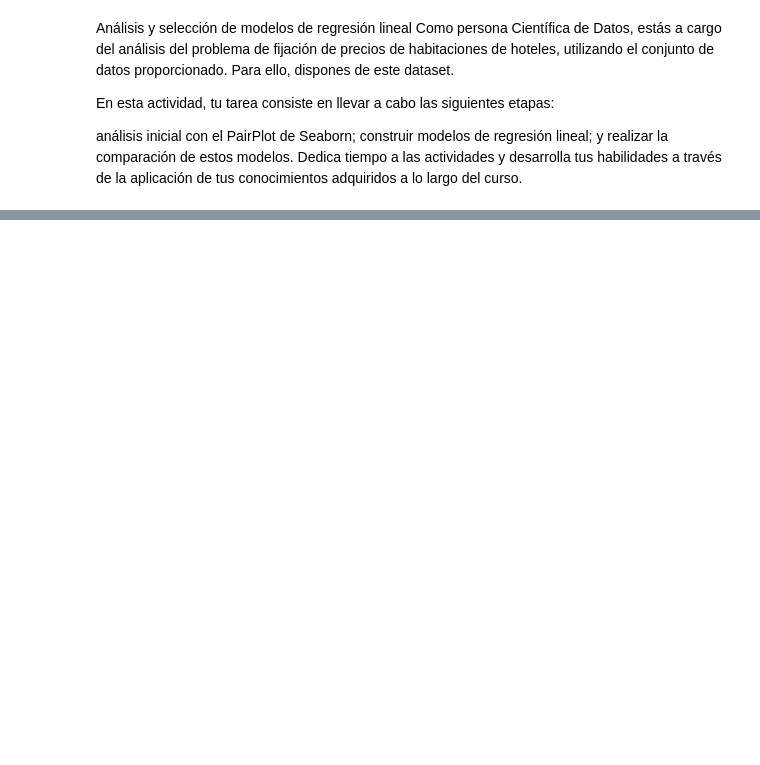
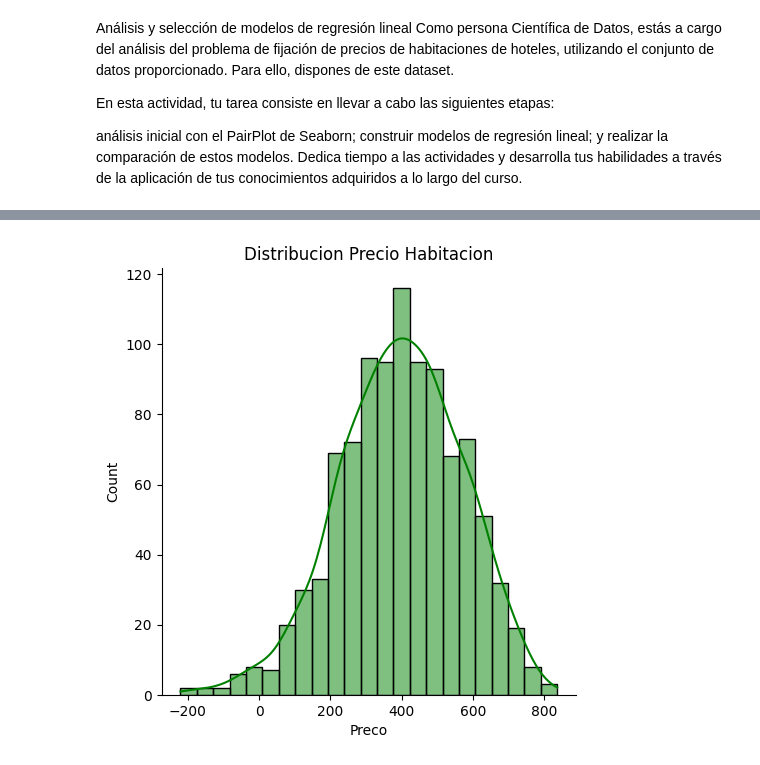
Before and after one commit to wimero72/Regression_Lineal-Aula1, a Jupyter notebook: Analisis_Precios_Habitaciones_Hotel.ipynb, the cells around one changed output, grey strips where cells are left out. Cells and saved outputs as stored; diff of their text form; code cells hidden in the pictures; blank space fills up the shorter version.

```diff
--- a/Analisis_Precios_Habitaciones_Hotel.ipynb
+++ b/Analisis_Precios_Habitaciones_Hotel.ipynb
@@ -19,0 +91,7 @@ datos.head(5)
+# %%
+#Quién es nuestra variable de respuesta?
+sns.displot(datos['Preco'], kde=True, color='green')
+plt.title('Distribucion Precio Habitacion')
+plt.show()
+# %% [output]
+[figure, added]
```
Also changed, not shown: parts of 35 cells of this notebook.
